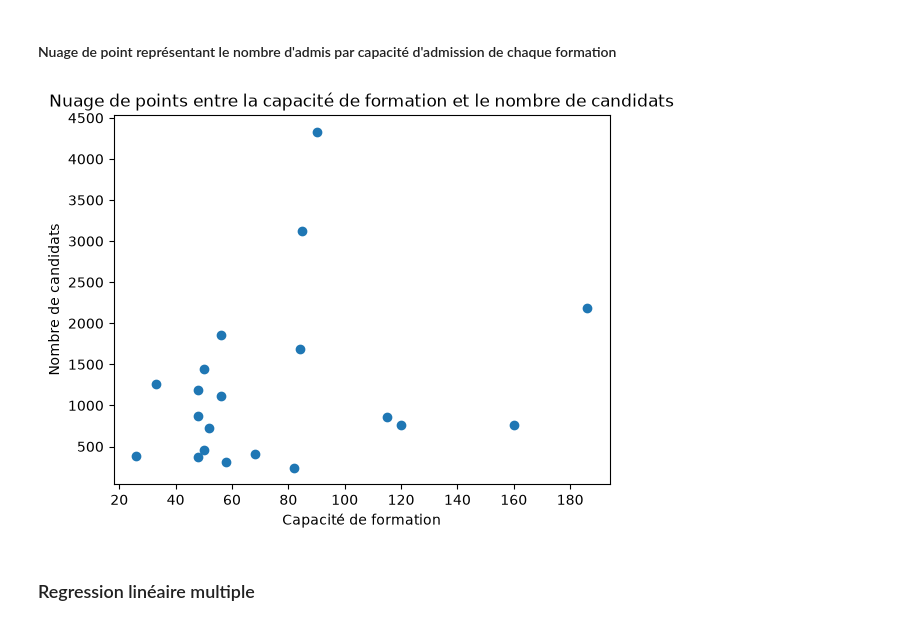
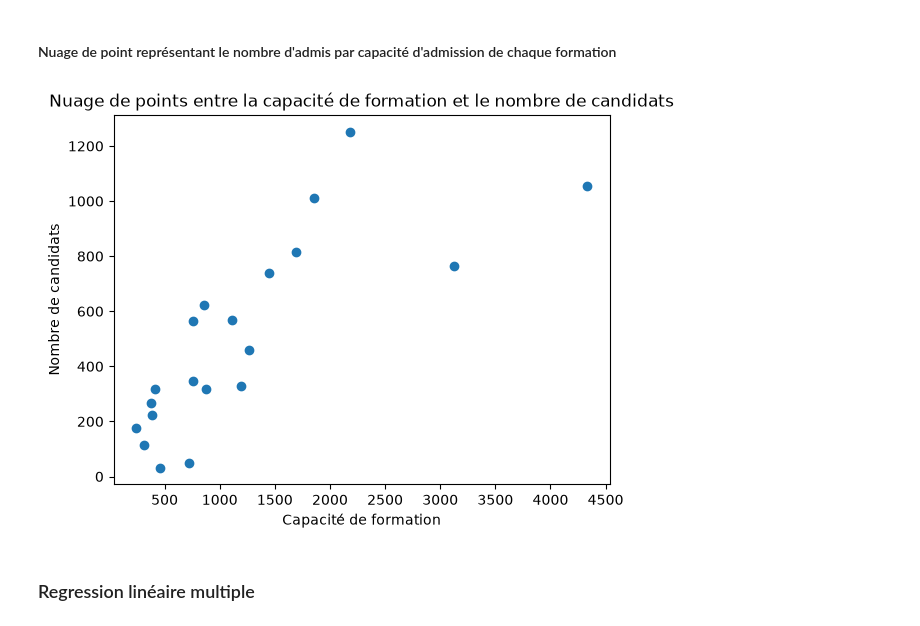
Before and after one commit to ThuaDang/SAE2.04---Base-de-donn-es, a Jupyter notebook: Partie 3 - Analyse des données/Etude_statistique_DANG_Thuan_BIGOUIN_Clement.ipynb, the cells around one changed output. Drawn from its saved outputs; the diff is of its cells as text; code cells hidden in the pictures.

```diff
--- a/Partie 3 - Analyse des données/Etude_statistique_DANG_Thuan_BIGOUIN_Clement.ipynb
+++ b/Partie 3 - Analyse des données/Etude_statistique_DANG_Thuan_BIGOUIN_Clement.ipynb
@@ -55,16 +55,16 @@ plt.show()
 # %% [markdown]
 #### Nuage de point représentant le nombre d'admis par capacité d'admission de chaque formation
 # %%
-x = tableauDonnees["x1_capacite"]
-y = tableauDonnees["x2_candidats"]
+x = tableauDonnees["x2_candidats"]
+y = tableauDonnees["x3_candidates"]
 
 plt.scatter(x, y)
 plt.title("Nuage de points entre la capacité de formation et le nombre de candidats")
 plt.xlabel("Capacité de formation")
 plt.ylabel("Nombre de candidats")
 plt.show()
 # %% [output]
-[figure, old version]
+[figure, new version]
 # %% [markdown]
 ### Regression linéaire multiple
 # %%
```
Also changed, not shown: parts of 7 cells of this notebook, 3 other files.
